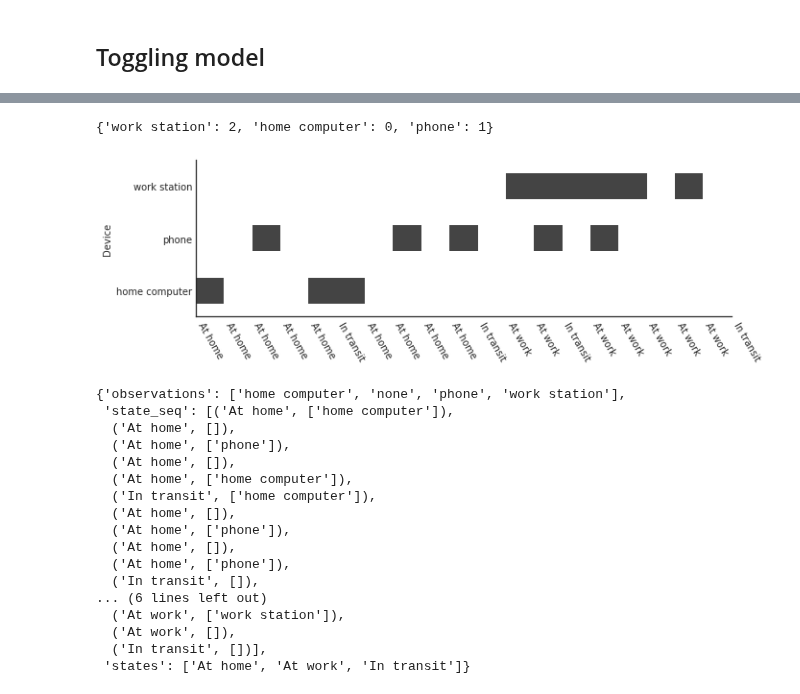
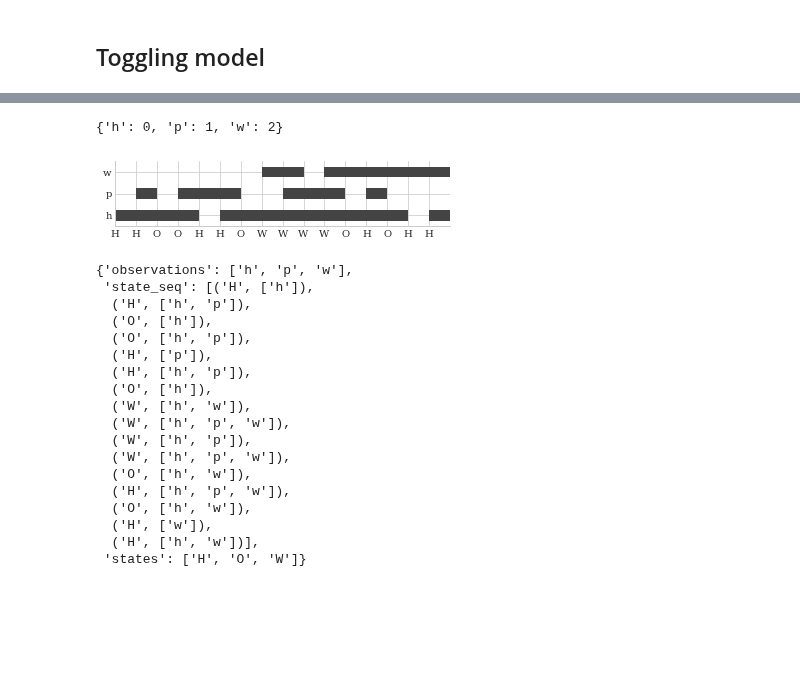
Before and after one commit to dbosk/spores, a Jupyter notebook: python/notebooks/hmm.ipynb, the cells around one changed output, grey strips where cells are left out. Cells and saved outputs as stored; diff of their text form; code cells hidden in the pictures; blank space fills up the shorter version.

```diff
--- a/python/notebooks/hmm.ipynb
+++ b/python/notebooks/hmm.ipynb
@@ -161,9 +165,9 @@ sample['state_seq']
 # %% [markdown]
 ## Toggling model
 # %%
-at_home_proba={'none': 0, 'phone': 1/2, 'home computer': 1/2, 'work station': 0}
-in_transit_proba={'none': 2/3, 'phone': 1/3, 'home computer': 0, 'work station': 0}
-at_work_proba={'none': 0, 'phone': 1/2, 'home computer': 0, 'work station': 1/2}
+at_home_proba={'none': 1/3, 'p': 1/3, 'h': 1/3, 'w': 0}
+in_transit_proba={'none': 2/3, 'p': 1/3, 'h': 0, 'w': 0}
+at_work_proba={'none': 1/3, 'p': 1/3, 'h': 0, 'w': 1/3}
 
 at_home_toggle_proba=usage_proba_to_toggle_proba(at_home_proba)
 in_transit_toggle_proba=usage_proba_to_toggle_proba(in_transit_proba)
@@ -193,9 +197,9 @@ at_home_dist=DiscreteDistribution(at_home_toggle_proba)
 in_transit_dist=DiscreteDistribution(in_transit_toggle_proba)
 at_work_dist=DiscreteDistribution(at_work_toggle_proba)
 
-at_home_state=State(at_home_dist, name="At home")
-in_transit_state=State(in_transit_dist, name="In transit")
-at_work_state=State(at_work_dist, name="At work")
+at_home_state=State(at_home_dist, name="H")
+in_transit_state=State(in_transit_dist, name="O")
+at_work_state=State(at_work_dist, name="W")
 
 model2=HiddenMarkovModel(name="Toggling user")
 model2.add_states([at_home_state, in_transit_state, at_work_state])
@@ -231,11 +235,11 @@ model2
 }
 # %%
-def plot_device_usage_timeline(sample, toggle=True, figsize=(10,3), title=""):
+def plot_device_usage_timeline(sample, toggle=True, figsize=(6,1.5), title="", fn=""):
     c_used = matplotlib.colors.hex2color("#444444")
     height = 0.5
 
     fig, ax = plt.subplots(figsize=figsize)
-    sns.set_style("white", {'legend.frameon': True})
+    sns.set_style("whitegrid", {'font.family': 'serif'})
 
     devices = sorted(sample["observations"])
     if 'none' in devices:
@@ -246,54 +250,57 @@ def plot_device_usage_timeline(sample, toggle=True, figsize=(10,3), title=""):
     states = [None]*len(sample['state_seq'])
     for x, (state, d) in enumerate(sample['state_seq']):
         states[x] = state
         if toggle:
             for device in d:
                 y = devices_id[device]
                 ax.barh(left=x, bottom=devices_id[device],
                         height=height, width=1, color=c_used)
         else:
             if d == 'none':
                 continue
 
             ax.barh(left=x, bottom=devices_id[d],
                     height=height, width=1, color=c_used)
 
     sns.despine()
 
+    ax.set_xlim([0, len(sample['state_seq'])])
     ax.set_xticks(range(len(states)))
     ax.set_xticklabels(states)
-    plt.xticks(rotation=-60, ha='left')
+    #plt.xticks(rotation=-60, ha='left')
 
-    ax.set_ylabel("Device")
+    #ax.set_ylabel("Device")
     ax.set_ylim([-0.5, len(devices)-0.5])
     ax.set_yticks(range(len(devices)))
     ax.set_yticklabels(devices)
 
     if title != "":
         ax.set_title(title)
-
+    if fn != "":
+        plt.savefig(fn)
     plt.show()
 
-sample=from_pomegranate_sample(model2.sample(length=20, path=True))
-plot_device_usage_timeline(sample)
+sample=from_pomegranate_sample(model2.sample(length=16, path=True))
+plot_device_usage_timeline(sample, fn="sweet_god.svg", figsize=(6, 1.2))
 sample
 # %% [output]
-{'work station': 2, 'home computer': 0, 'phone': 1}
+{'h': 0, 'p': 1, 'w': 2}
-[figure, old version]
+[figure, new version]
-{'observations': ['home computer', 'none', 'phone', 'work station'],
- 'state_seq': [('At home', ['home computer']),
-  ('At home', []),
-  ('At home', ['phone']),
-  ('At home', []),
-  ('At home', ['home computer']),
-  ('In transit', ['home computer']),
-  ('At home', []),
-  ('At home', ['phone']),
-  ('At home', []),
-  ('At home', ['phone']),
-  ('In transit', []),
-... (6 lines left out)
-  ('At work', ['work station']),
-  ('At work', []),
-  ('In transit', [])],
- 'states': ['At home', 'At work', 'In transit']}
+{'observations': ['h', 'p', 'w'],
+ 'state_seq': [('H', ['h']),
+  ('H', ['h', 'p']),
+  ('O', ['h']),
+  ('O', ['h', 'p']),
+  ('H', ['p']),
+  ('H', ['h', 'p']),
+  ('O', ['h']),
+  ('W', ['h', 'w']),
+  ('W', ['h', 'p', 'w']),
+  ('W', ['h', 'p']),
+  ('W', ['h', 'p', 'w']),
+  ('O', ['h', 'w']),
+  ('H', ['h', 'p', 'w']),
+  ('O', ['h', 'w']),
+  ('H', ['w']),
+  ('H', ['h', 'w'])],
+ 'states': ['H', 'O', 'W']}
```
Also changed, not shown: parts of 3 cells of this notebook, 9 other files.
